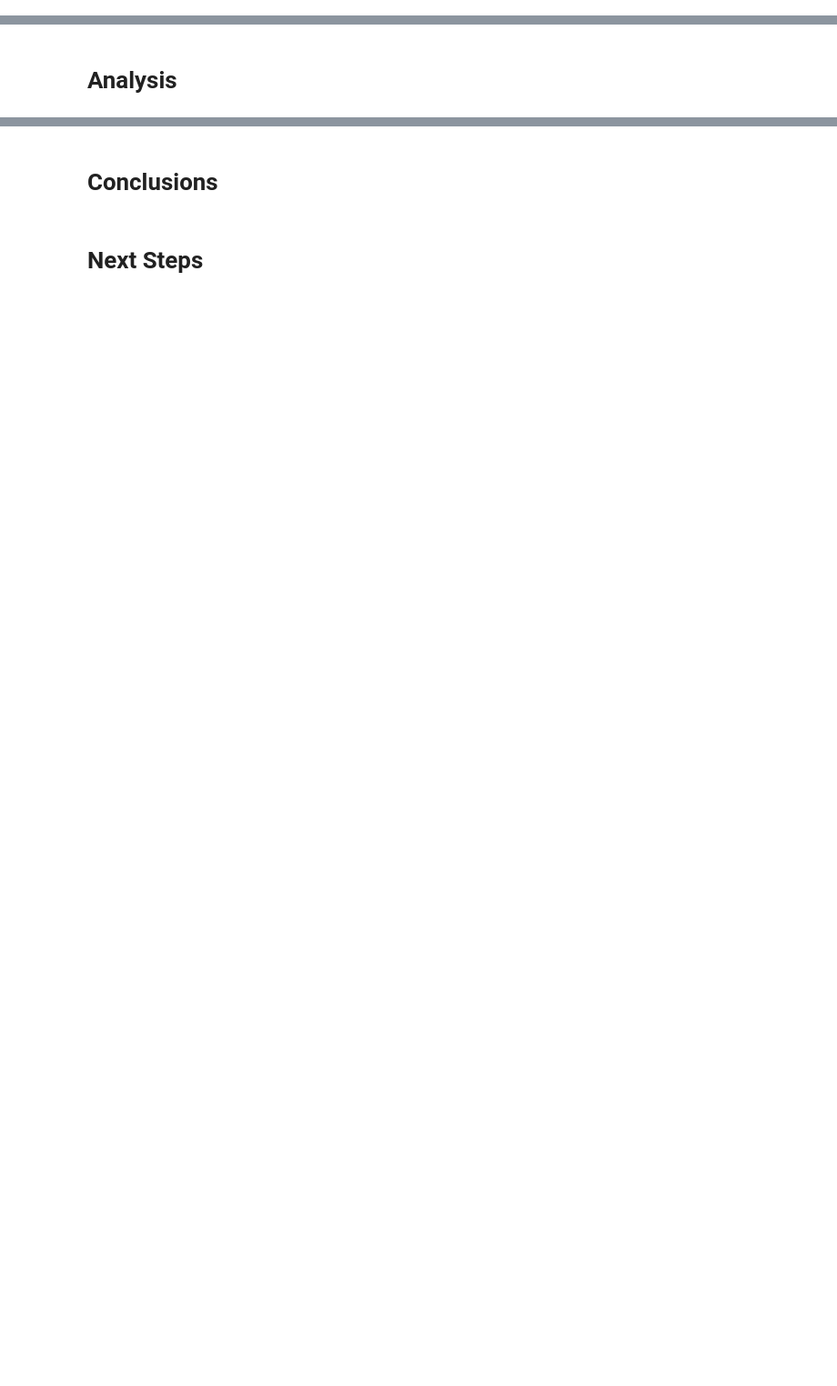
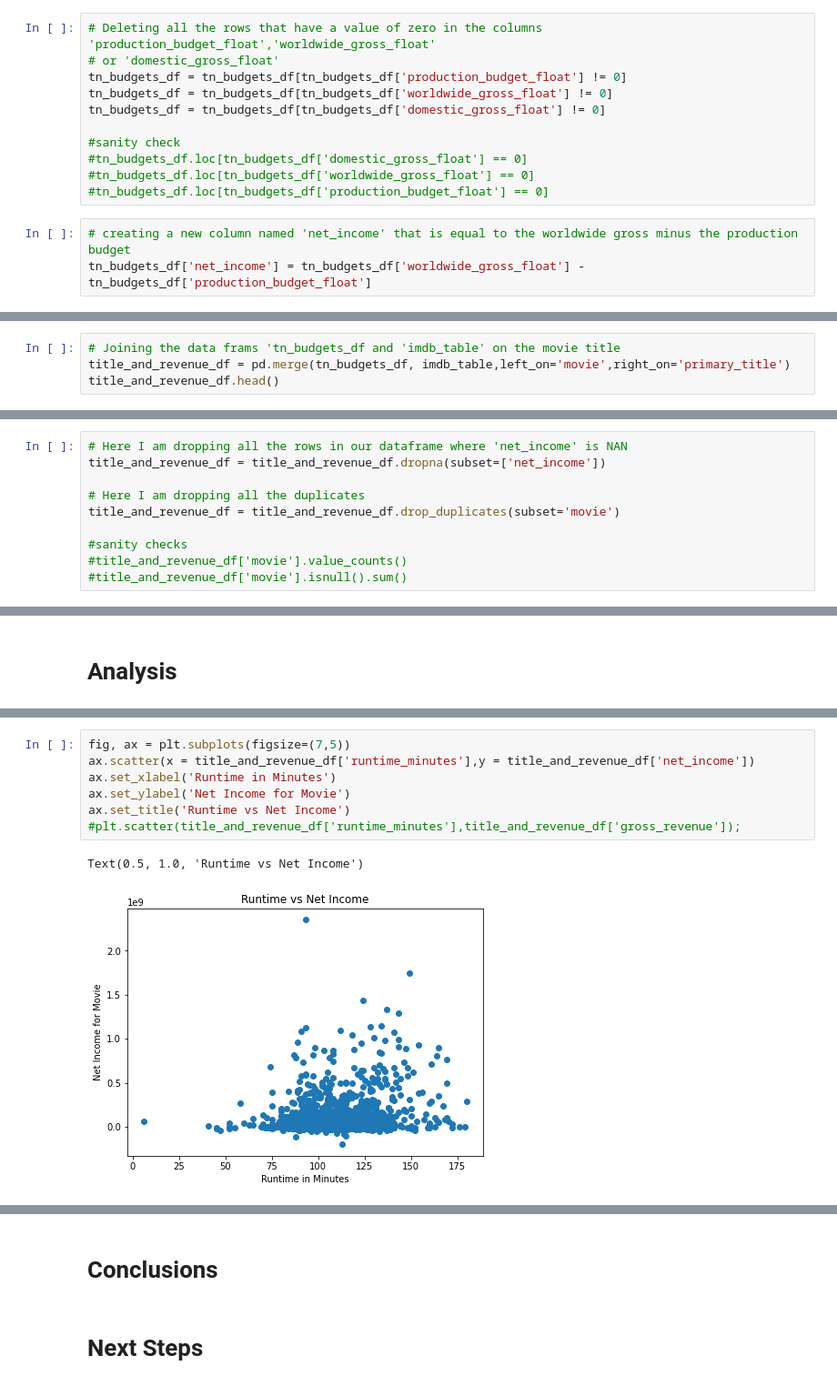
Before and after one commit to anita-camlic/Movie_Studio_Analysis, a Jupyter notebook: Movie Studio Analysis.ipynb, the cells around one changed output, grey strips where cells are left out. Shown: that part at 91% size. Drawn from its saved outputs; the diff is of its cells as text; blank space fills up the shorter version.

Commit message:
adding runtime & director notebook content to final notebook

```diff
--- a/Movie Studio Analysis.ipynb
+++ b/Movie Studio Analysis.ipynb
@@ -27,0 +207,14 @@ import matplotlib.pyplot as plt
+# %%
+# Deleting all the rows that have a value of zero in the columns 'production_budget_float','worldwide_gross_float'
+# or 'domestic_gross_float'
+tn_budgets_df = tn_budgets_df[tn_budgets_df['production_budget_float'] != 0]
+tn_budgets_df = tn_budgets_df[tn_budgets_df['worldwide_gross_float'] != 0]
+tn_budgets_df = tn_budgets_df[tn_budgets_df['domestic_gross_float'] != 0]
+
+#sanity check
+#tn_budgets_df.loc[tn_budgets_df['domestic_gross_float'] == 0]
+#tn_budgets_df.loc[tn_budgets_df['worldwide_gross_float'] == 0]
+#tn_budgets_df.loc[tn_budgets_df['production_budget_float'] == 0]
+# %%
+# creating a new column named 'net_income' that is equal to the worldwide gross minus the production budget
+tn_budgets_df['net_income'] = tn_budgets_df['worldwide_gross_float'] - tn_budgets_df['production_budget_float']
@@ -27,0 +231,4 @@ import matplotlib.pyplot as plt
+# %%
+# Joining the data frams 'tn_budgets_df and 'imdb_table' on the movie title
+title_and_revenue_df = pd.merge(tn_budgets_df, imdb_table,left_on='movie',right_on='primary_title')
+title_and_revenue_df.head()
@@ -27,0 +242,10 @@ import matplotlib.pyplot as plt
+# %%
+# Here I am dropping all the rows in our dataframe where 'net_income' is NAN
+title_and_revenue_df = title_and_revenue_df.dropna(subset=['net_income'])
+
+# Here I am dropping all the duplicates
+title_and_revenue_df = title_and_revenue_df.drop_duplicates(subset='movie')
+
+#sanity checks
+#title_and_revenue_df['movie'].value_counts()
+#title_and_revenue_df['movie'].isnull().sum()
@@ -31,0 +333,10 @@ import matplotlib.pyplot as plt
+# %%
+fig, ax = plt.subplots(figsize=(7,5))
+ax.scatter(x = title_and_revenue_df['runtime_minutes'],y = title_and_revenue_df['net_income'])
+ax.set_xlabel('Runtime in Minutes')
+ax.set_ylabel('Net Income for Movie')
+ax.set_title('Runtime vs Net Income')
+#plt.scatter(title_and_revenue_df['runtime_minutes'],title_and_revenue_df['gross_revenue']);
+# %% [output]
+Text(0.5, 1.0, 'Runtime vs Net Income')
+[figure, added]
```
Also changed, not shown: parts of 57 cells of this notebook, 1 other file.
